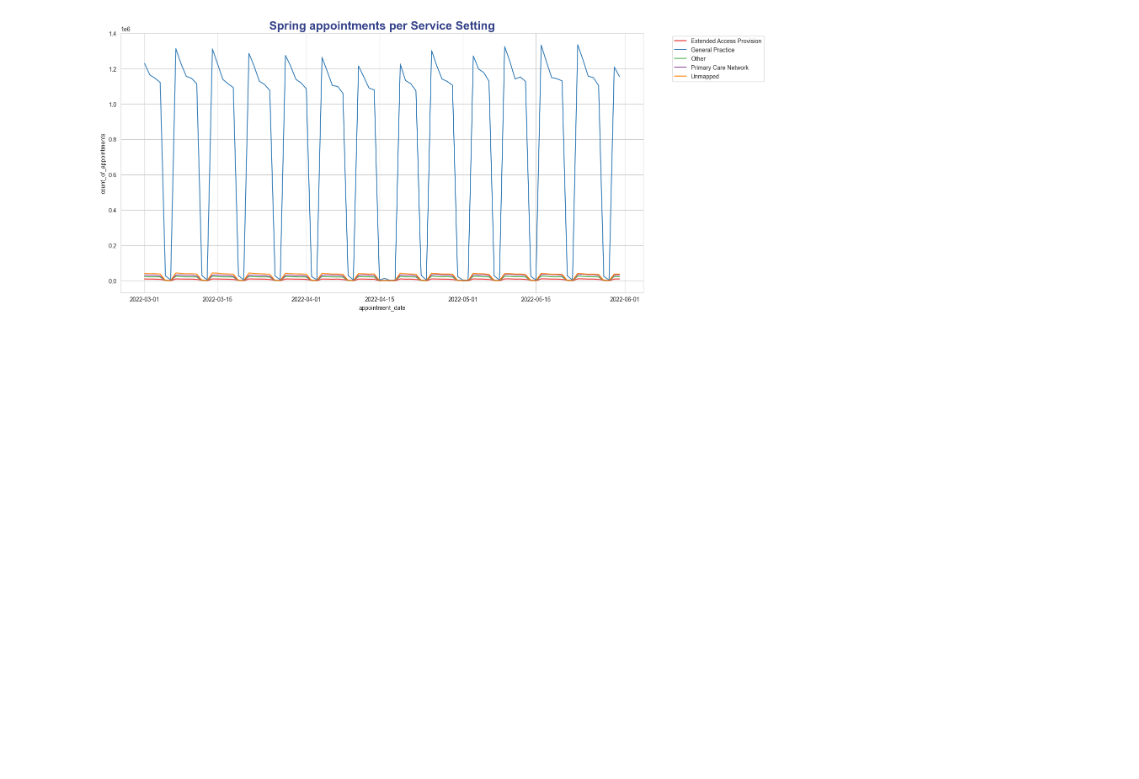
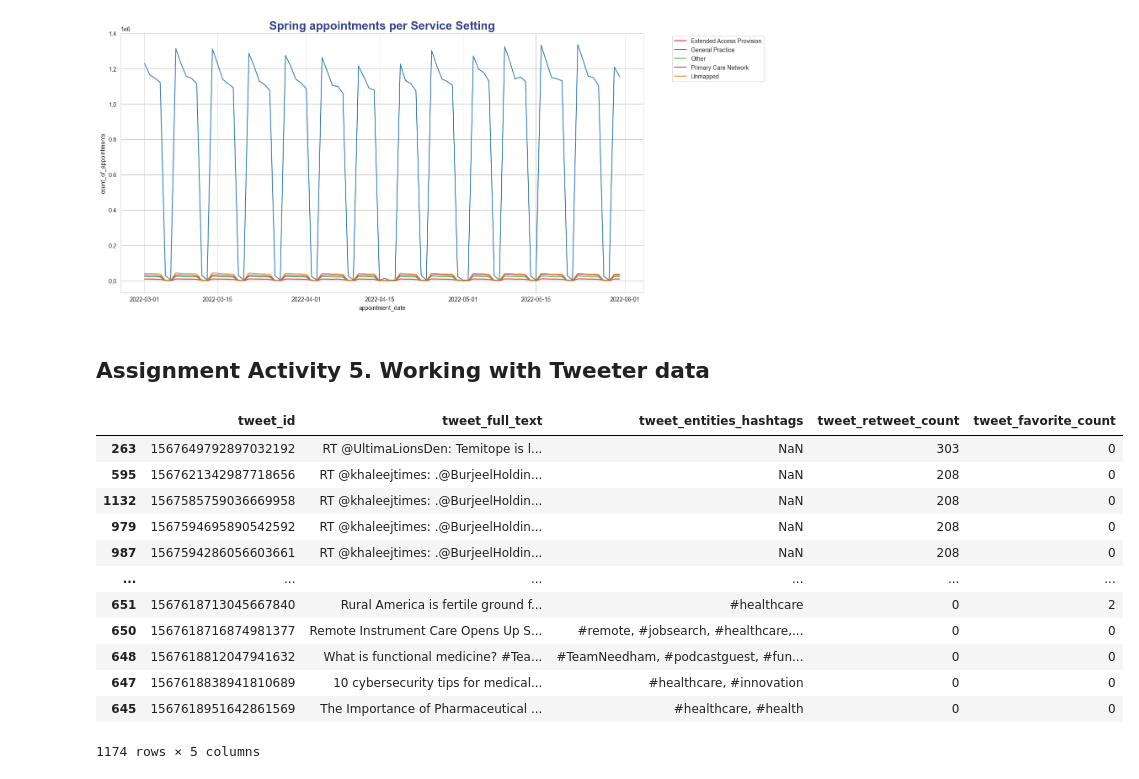
Before and after one commit to DimaBrikach/NHS_Assignment, a Jupyter notebook: Dzmitry_Brykach_DA201_Assignment.ipynb, the cells around one changed output. Drawn from its saved outputs; the diff is of its cells as text; code cells hidden in the pictures; blank space fills up the shorter version.

```diff
--- a/Dzmitry_Brykach_DA201_Assignment.ipynb
+++ b/Dzmitry_Brykach_DA201_Assignment.ipynb
@@ -487,3 +542,5 @@ plt.legend(bbox_to_anchor=(1.05, 1),fontsize=10)
 # %% [output]
 <matplotlib.legend.Legend at 0x...>
 [figure]
+# %% [markdown]
+## Assignment Activity 5. Working with Tweeter data
@@ -489,0 +556,18 @@ plt.legend(bbox_to_anchor=(1.05, 1),fontsize=10)
+# %%
+subset = tweets[['tweet_id', 'tweet_full_text', 'tweet_entities_hashtags', 'tweet_retweet_count', 'tweet_favorite_count']]
+retweets = subset.sort_values('tweet_retweet_count', ascending=False)
+retweets
+# %% [output]
+|  | tweet_id | tweet_full_text | tweet_entities_hashtags | tweet_retweet_count | tweet_favorite_count |
+| 263 | 1567649792897032192 | RT @UltimaLionsDen: Temitope is l... | NaN | 303 | 0 |
+| 595 | 1567621342987718656 | RT @khaleejtimes: .@BurjeelHoldin... | NaN | 208 | 0 |
+| 1132 | 1567585759036669958 | RT @khaleejtimes: .@BurjeelHoldin... | NaN | 208 | 0 |
+| 979 | 1567594695890542592 | RT @khaleejtimes: .@BurjeelHoldin... | NaN | 208 | 0 |
+| 987 | 1567594286056603661 | RT @khaleejtimes: .@BurjeelHoldin... | NaN | 208 | 0 |
+| ... | ... | ... | ... | ... | ... |
+| 651 | 1567618713045667840 | Rural America is fertile ground f... | #healthcare | 0 | 2 |
+| 650 | 1567618716874981377 | Remote Instrument Care Opens Up S... | #remote, #jobsearch, #healthcare,... | 0 | 0 |
+| 648 | 1567618812047941632 | What is functional medicine? #Tea... | #TeamNeedham, #podcastguest, #fun... | 0 | 0 |
+| 647 | 1567618838941810689 | 10 cybersecurity tips for medical... | #healthcare, #innovation | 0 | 0 |
+| 645 | 1567618951642861569 | The Importance of Pharmaceutical ... | #healthcare, #health | 0 | 0 |
+1174 rows × 5 columns
```
Also changed, not shown: parts of 16 cells of this notebook.
